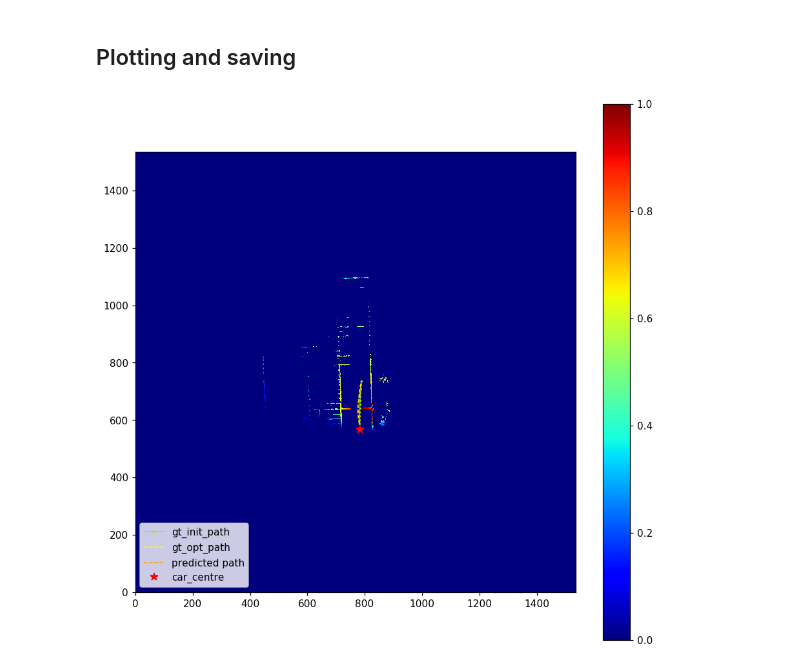
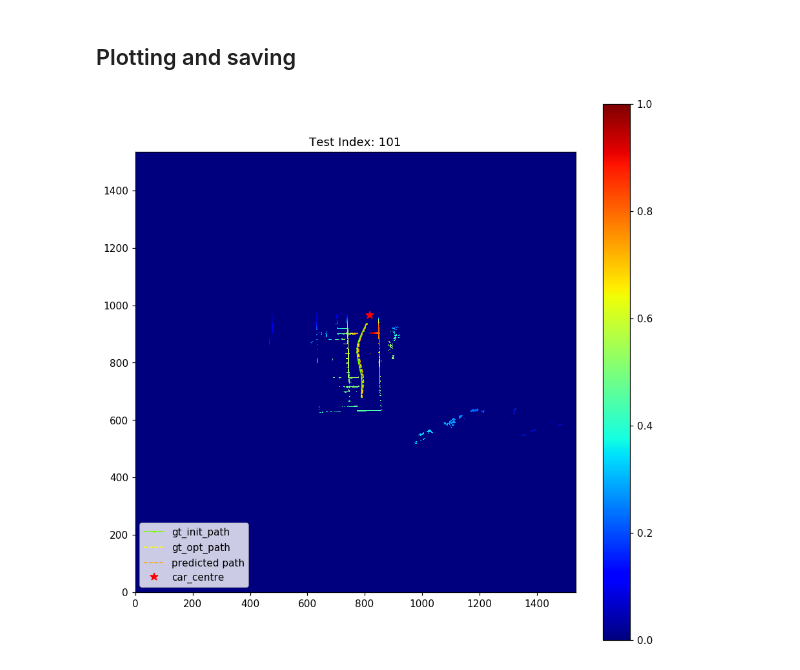
Before and after one commit to saitejamalyala/rosbag2numpy, a Jupyter notebook: train_fv.ipynb, the cells around one changed output. Drawn from its saved outputs; the diff is of its cells as text; code cells hidden in the pictures.

```diff
--- a/train_fv.ipynb
+++ b/train_fv.ipynb
@@ -224,9 +209,7 @@ predicted_paths.shape
 # %% [markdown]
 ## Load pre trained model
 # %%
-
-
-wandbmodel_path = '/netpool/work/gpu-3/users/malyalasa/New_folder/rosbag2numpy/wandb/run-20210922_162541-2bwn3ku4/files/model-best.h5'
+wandbmodel_path = '/netpool/work/gpu-3/users/malyalasa/New_folder/rosbag2numpy/wandb/run-20210924_031631-lhsjbn8r/files/model-best.h5'
 #'/netpool/work/gpu-3/users/malyalasa/New_folder/rosbag2numpy/wandb/run-20210922_162541-2bwn3ku4/files/model-best.h5'
 #'/netpool/work/gpu-3/users/malyalasa/New_folder/wandb/run-20210922_010110-1sb0es02/files/model-best.h5'
 #'/netpool/work/gpu-3/users/malyalasa/New_folder/wandb/run-20210921_225739-3tq5o6wv/files/model-best.h5'
@@ -339,7 +320,7 @@ for itn in trange(1):
 ## Plotting and saving
 # %%
 normalized_factor=1536
-idx=48
+idx=101
 plt.figure(figsize=(10,10),dpi=110)
 plt.imshow(cost_map[idx].astype(float),origin='lower',cmap='jet')
 plt.colorbar()
@@ -350,34 +331,35 @@ plt.plot(
     color="lawngreen",
     markersize=1,
     linewidth=1,
 )
 plt.plot(
     opt_path[idx][:, 0]*normalized_factor,
     opt_path[idx][:, 1]*normalized_factor,
     "--",
     color="yellow",
     markersize=1,
     linewidth=1,
 )
 
 plt.plot(
     predicted_paths[idx][:, 0]*normalized_factor,
     predicted_paths[idx][:, 1]*normalized_factor,
     "--",
     color="orange",
     markersize=1,
     linewidth=1,
 )
 plt.plot(car_odo[idx][0] *normalized_factor,car_odo[idx][1] *normalized_factor,
     "r*",
     color="red",
     markersize=8,
 )
 plt.legend(['gt_init_path', 'gt_opt_path', 'predicted path','car_centre'], loc='lower left')
+plt.title(f"Test Index: {idx}")
 plt.show()
 file_name = file_details[idx].numpy().decode('utf-8').replace("cm_fv_paths_odo_unequal.npz","")
 # %% [output]
-[figure, old version]
+[figure, new version]
 # %%
 model_name = wandbmodel_path.split("/")[-3]#'bgm_LSTM_2_50'#wandbmodel_path.split("/")[-3]
 #'TDD_64_first'#wandbmodel_path.split("/")[-3]#'TDD_4_2'
```
Also changed, not shown: parts of 4 cells of this notebook, 4 other files.
